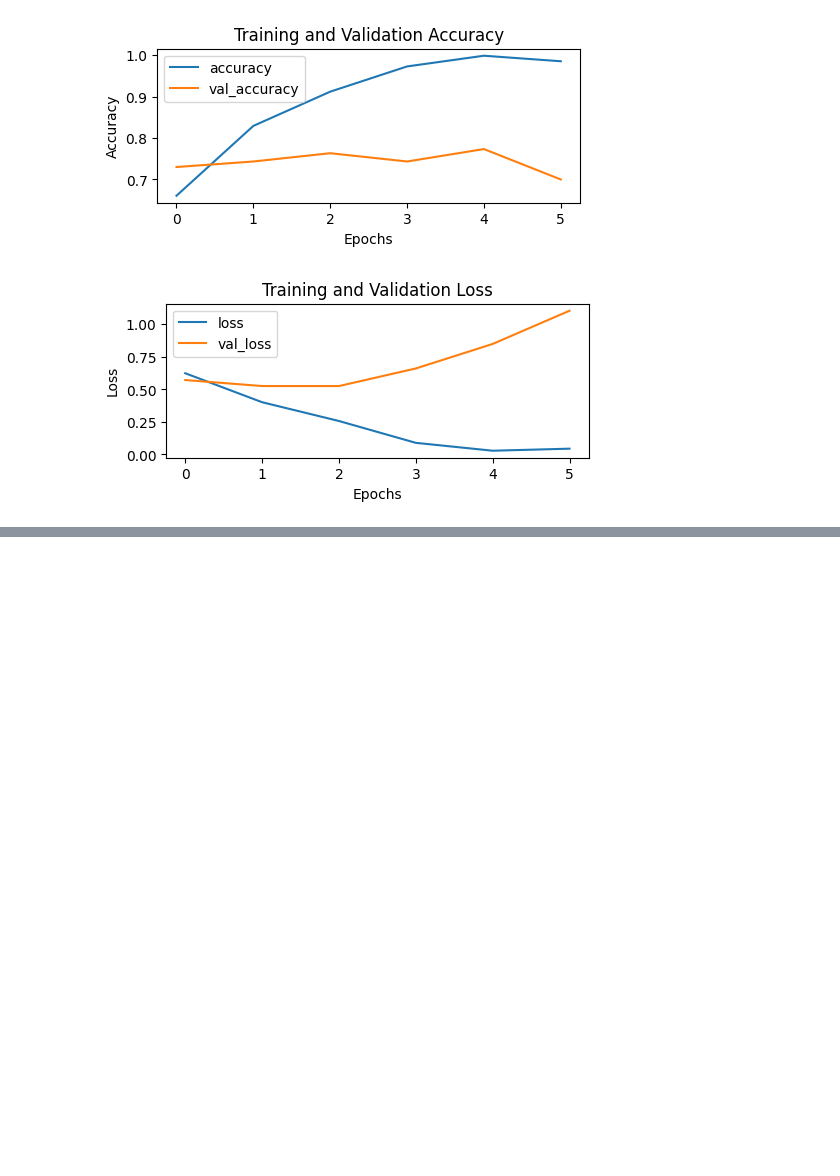
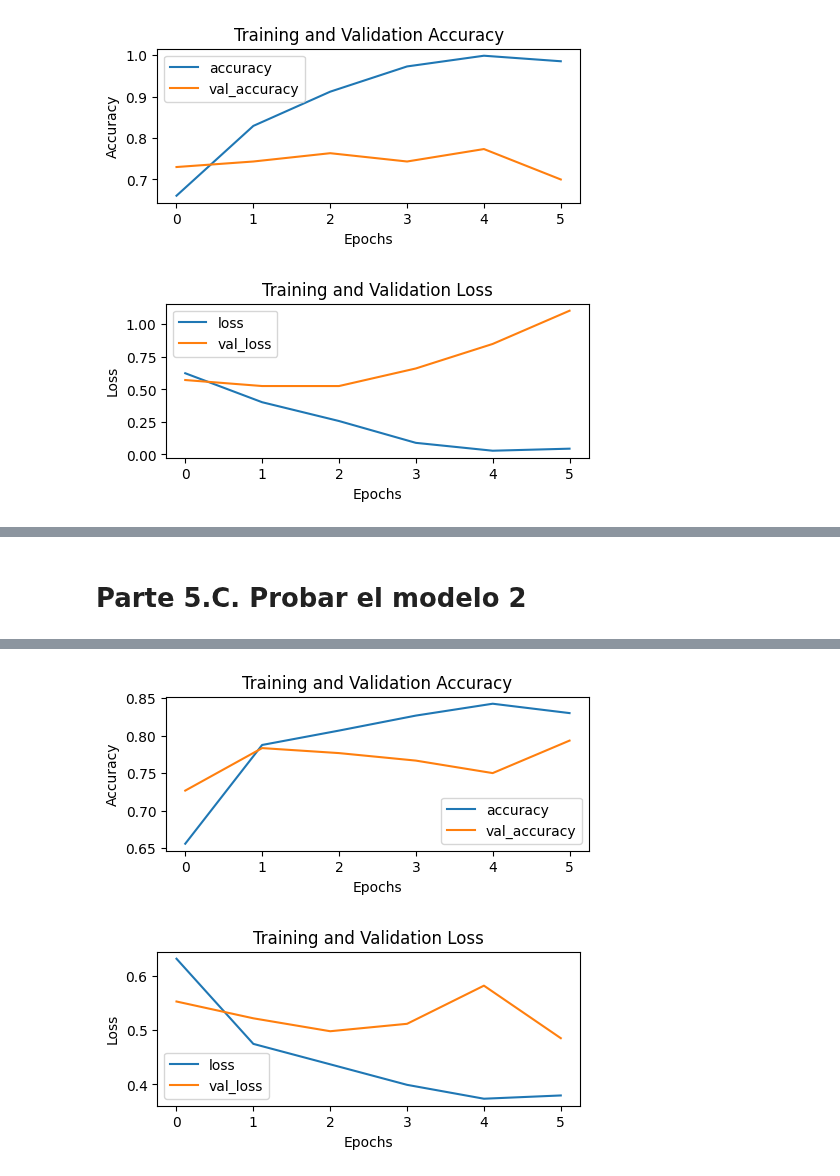
Before and after one commit to DeisyData/BIT_IA_Bootcamp, a Jupyter notebook: S12_C2_CNN_Binary_clase.ipynb, the cells around one changed output, grey strips where cells are left out. Saved outputs shown, nothing was run; the diff lists cells and outputs as text; code cells hidden in the pictures; blank space fills up the shorter version.

```diff
--- a/S12_C2_CNN_Binary_clase.ipynb
+++ b/S12_C2_CNN_Binary_clase.ipynb
@@ -234,0 +247,11 @@ plot_train_curves(history_1)
+# %%
+model_2 = Sequential([Conv2D(filters=10, kernel_size=3, input_shape=(224,224,3), padding = 'valid', activation="relu"),
+                      MaxPool2D(pool_size=2),
+                      Conv2D(filters=10, kernel_size=3,  activation="relu"),
+                      MaxPool2D(),
+                      Conv2D(filters=10, kernel_size=3,  activation="relu"),
+                      MaxPool2D(),
+                      Flatten(),
+                      Dense(units=1, activation="sigmoid")])
+
+model_2.compile(loss="binary_crossentropy", optimizer=Adam(), metrics=["accuracy"])
@@ -234,0 +260,6 @@ plot_train_curves(history_1)
+# %%
+batch_size = 32
+history_2 = model_2.fit(train_data,
+                        epochs=6,
+                        validation_data=valid_data,
+                        verbose = 1)
@@ -234,0 +279,6 @@ plot_train_curves(history_1)
+# %% [markdown]
+# Parte 5.C. Probar el modelo 2
+# %%
+scores_2  = model_2.evaluate(test_data)
+plot_train_curves(history_2)
+# %% [output]
@@ -234,0 +286,2 @@ plot_train_curves(history_1)
+[figure, added]
+[figure, added]
```
Also changed, not shown: parts of 6 cells of this notebook.
